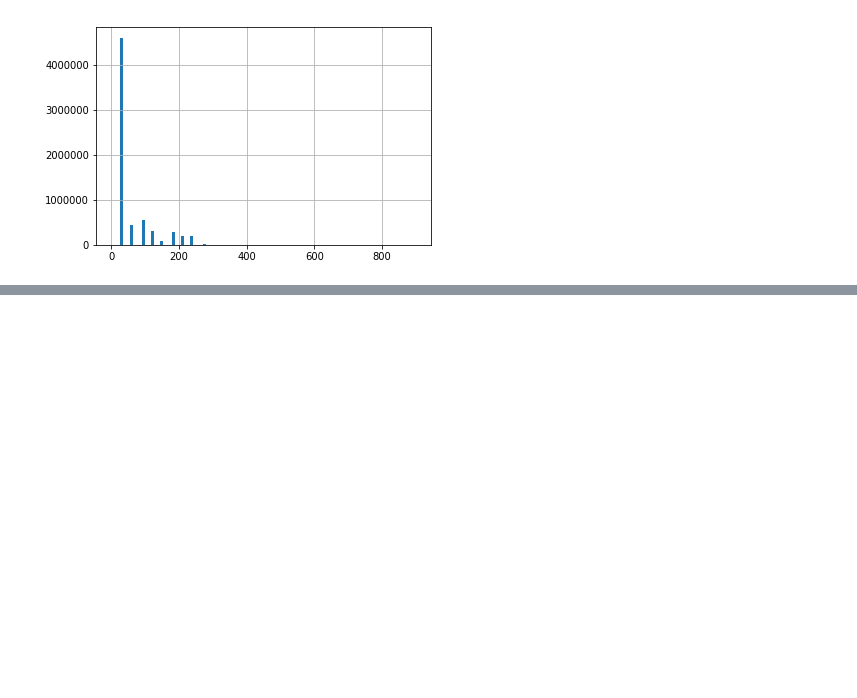
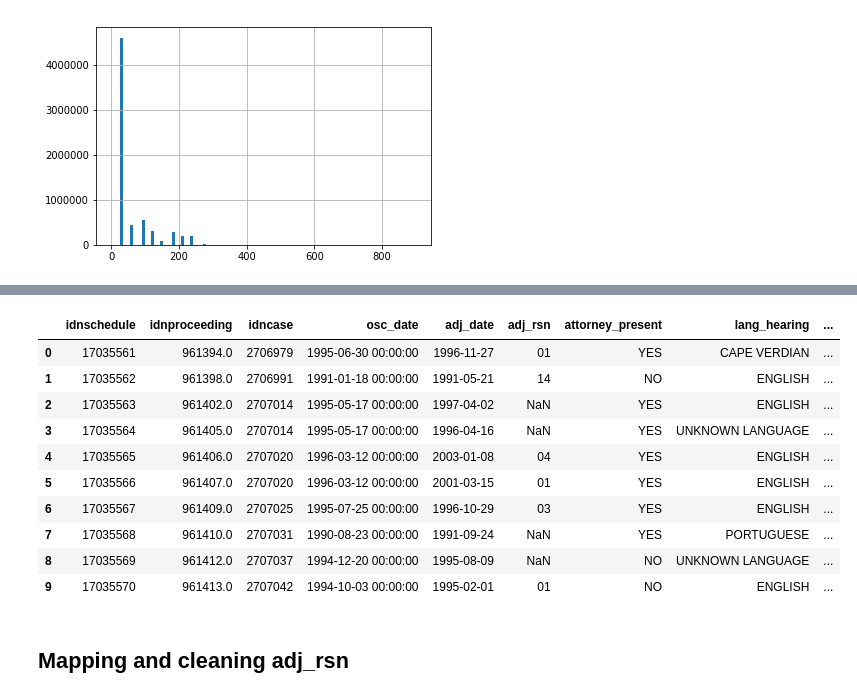
Before and after one commit to aspenyoo/refugees, a Jupyter notebook: Cleaning Detailed Schedule.ipynb, the cells around one changed output, grey strips where cells are left out. Cells and saved outputs as stored; diff of their text form; code cells hidden in the pictures; blank space fills up the shorter version.

Commit message:
cleaned and mapped the rest of the features in tbl_schedule.csv

```diff
--- a/Cleaning Detailed Schedule.ipynb
+++ b/Cleaning Detailed Schedule.ipynb
@@ -154,4 +381,4 @@ plt.show()
 # %% [output]
 [figure]
 # %%
-sched_tbl2 = sched_tbl2.drop(columns=['adj_time_start', 'adj_time_stop'], axis=1)
+sched_tbl2 = sched_tbl2.drop(columns=['adj_time_start', 'adj_time_stop', 'ij_code'], axis=1)
@@ -157,0 +407,16 @@ sched_tbl2 = sched_tbl2.drop(columns=['adj_time_start', 'adj_time_stop'], axis=1
+# %%
+sched_tbl2.head(10)
+# %% [output]
+|  | idnschedule | idnproceeding | idncase | osc_date | adj_date | adj_rsn | attorney_present | lang_hearing | ... |
+| 0 | 17035561 | 961394.0 | 2706979 | 1995-06-30 00:00:00 | 1996-11-27 | 01 | YES | CAPE VERDIAN | ... |
+| 1 | 17035562 | 961398.0 | 2706991 | 1991-01-18 00:00:00 | 1991-05-21 | 14 | NO | ENGLISH | ... |
+| 2 | 17035563 | 961402.0 | 2707014 | 1995-05-17 00:00:00 | 1997-04-02 | NaN | YES | ENGLISH | ... |
+| 3 | 17035564 | 961405.0 | 2707014 | 1995-05-17 00:00:00 | 1996-04-16 | NaN | YES | UNKNOWN LANGUAGE | ... |
+| 4 | 17035565 | 961406.0 | 2707020 | 1996-03-12 00:00:00 | 2003-01-08 | 04 | YES | ENGLISH | ... |
+| 5 | 17035566 | 961407.0 | 2707020 | 1996-03-12 00:00:00 | 2001-03-15 | 01 | YES | ENGLISH | ... |
+| 6 | 17035567 | 961409.0 | 2707025 | 1995-07-25 00:00:00 | 1996-10-29 | 03 | YES | ENGLISH | ... |
+| 7 | 17035568 | 961410.0 | 2707031 | 1990-08-23 00:00:00 | 1991-09-24 | NaN | YES | PORTUGUESE | ... |
+| 8 | 17035569 | 961412.0 | 2707037 | 1994-12-20 00:00:00 | 1995-08-09 | NaN | NO | UNKNOWN LANGUAGE | ... |
+| 9 | 17035570 | 961413.0 | 2707042 | 1994-10-03 00:00:00 | 1995-02-01 | 01 | NO | ENGLISH | ... |
+# %% [markdown]
+## Mapping and cleaning adj_rsn
```
Also changed, not shown: parts of 75 cells of this notebook.
